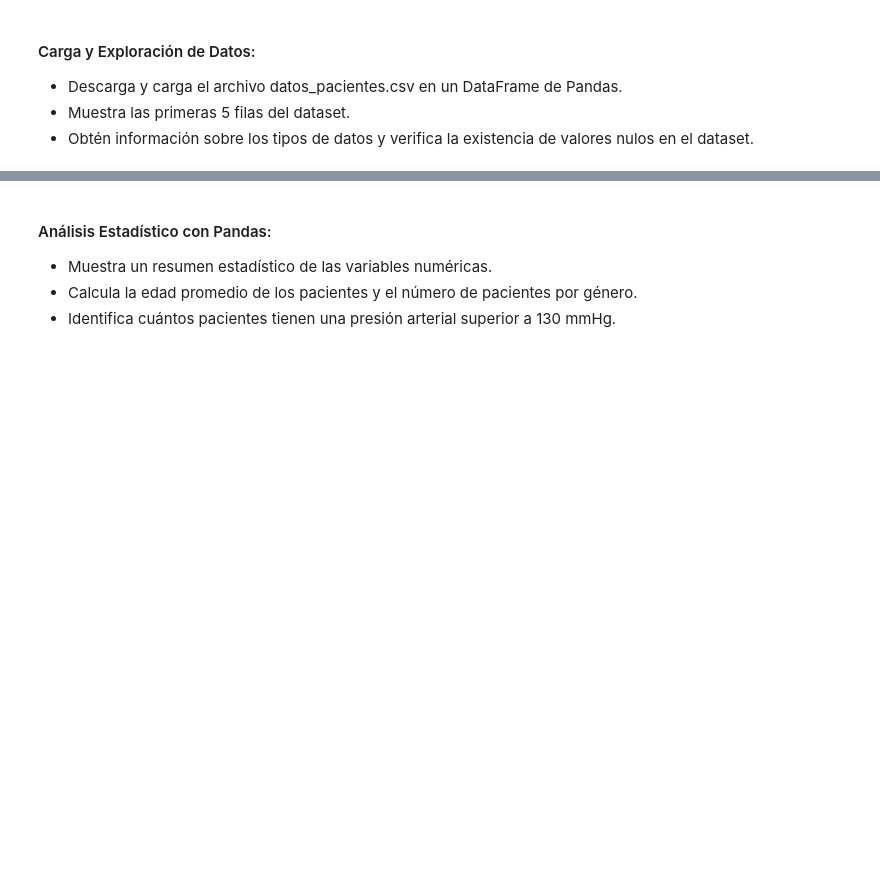
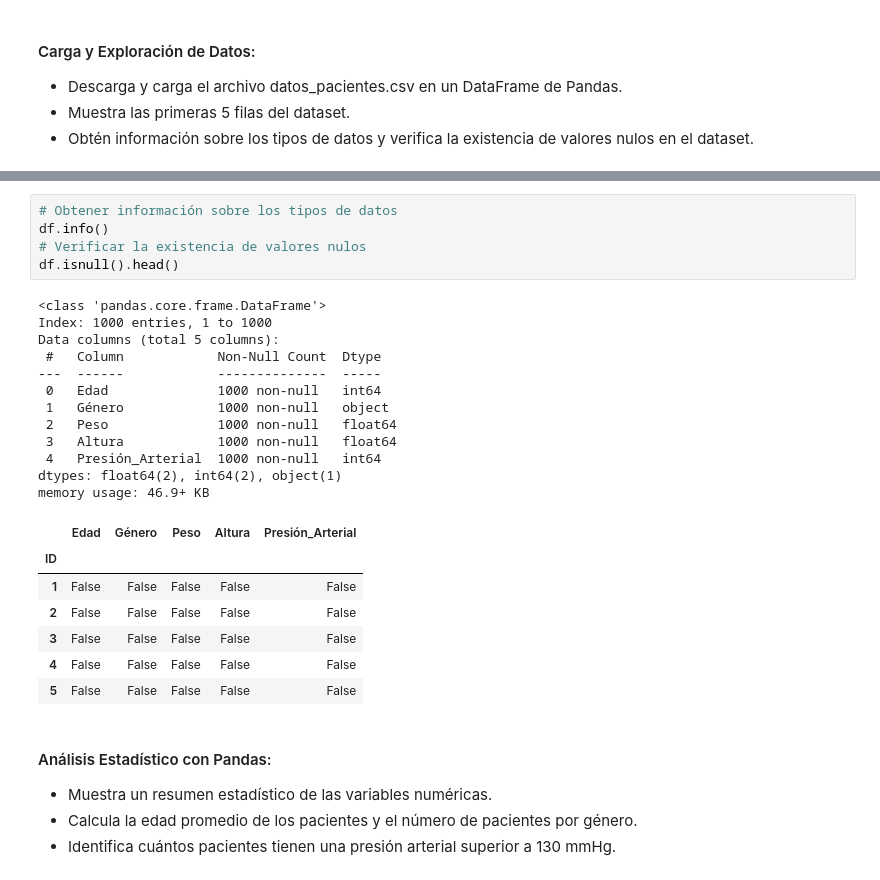
Before and after one commit to tucubanit0/Big-Data, a Jupyter notebook: Actividades Evaluables/NombreApellidos_E1_M1_UA2.ipynb, the cells around one changed output, grey strips where cells are left out. Saved outputs shown, nothing was run; the diff lists cells and outputs as text; blank space fills up the shorter version.

```diff
--- a/Actividades Evaluables/NombreApellidos_E1_M1_UA2.ipynb
+++ b/Actividades Evaluables/NombreApellidos_E1_M1_UA2.ipynb
@@ -22,3 +38,28 @@ Este ejercicio tiene como objetivo evaluar la habilidad del estudiante para trab
+# %%
+# Obtener información sobre los tipos de datos
+df.info()
+# Verificar la existencia de valores nulos
+df.isnull().head()
+# %% [output]
+<class 'pandas.core.frame.DataFrame'>
+Index: 1000 entries, 1 to 1000
+Data columns (total 5 columns):
+ #   Column            Non-Null Count  Dtype
+---  ------            --------------  -----
+ 0   Edad              1000 non-null   int64
+ 1   Género            1000 non-null   object
+ 2   Peso              1000 non-null   float64
+ 3   Altura            1000 non-null   float64
+ 4   Presión_Arterial  1000 non-null   int64
+dtypes: float64(2), int64(2), object(1)
+memory usage: 46.9+ KB
+|  | Edad | Género | Peso | Altura | Presión_Arterial |
+| ID |  |  |  |  |  |
+| 1 | False | False | False | False | False |
+| 2 | False | False | False | False | False |
+| 3 | False | False | False | False | False |
+| 4 | False | False | False | False | False |
+| 5 | False | False | False | False | False |
 # %% [markdown]
 #### Análisis Estadístico con Pandas:
 
```
Also changed, not shown: parts of 8 cells of this notebook, 1 other file.
